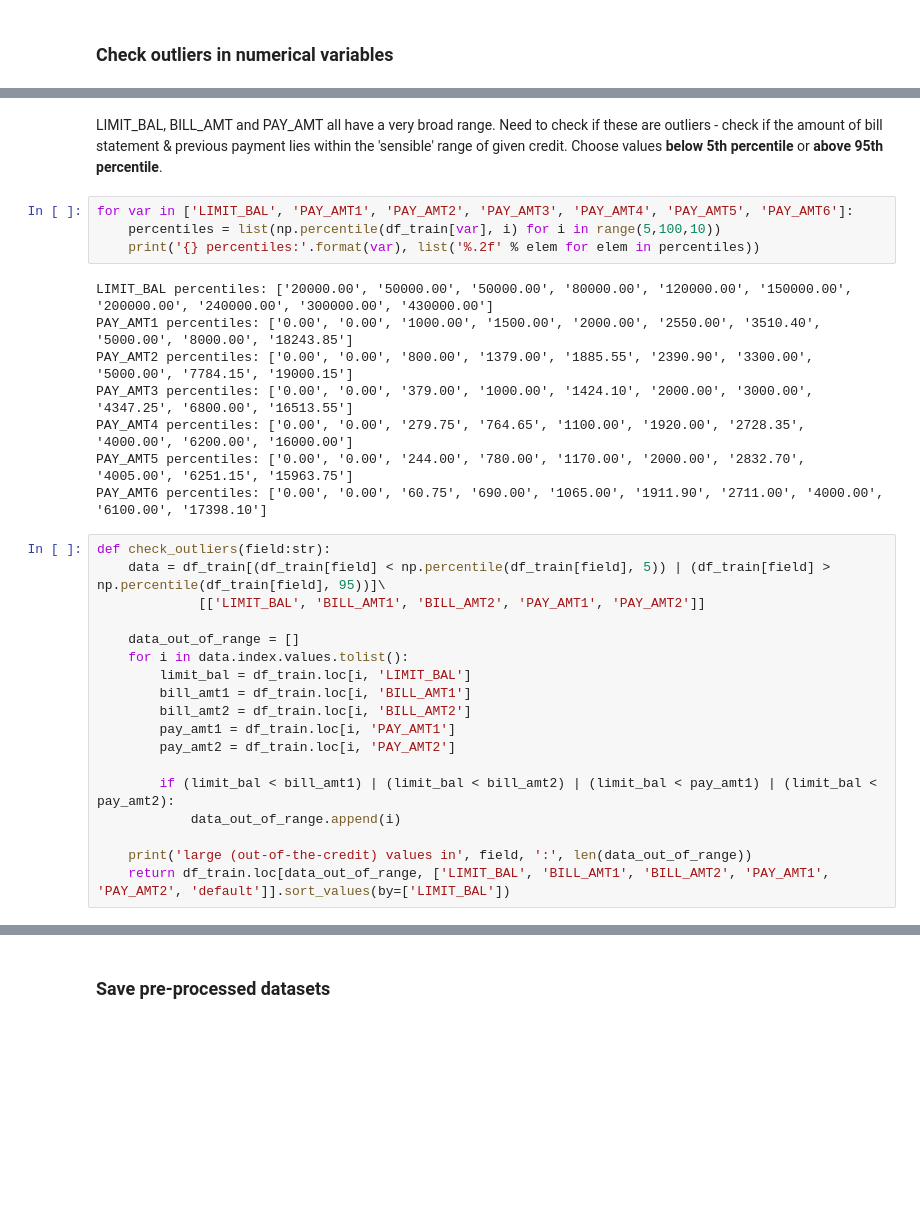
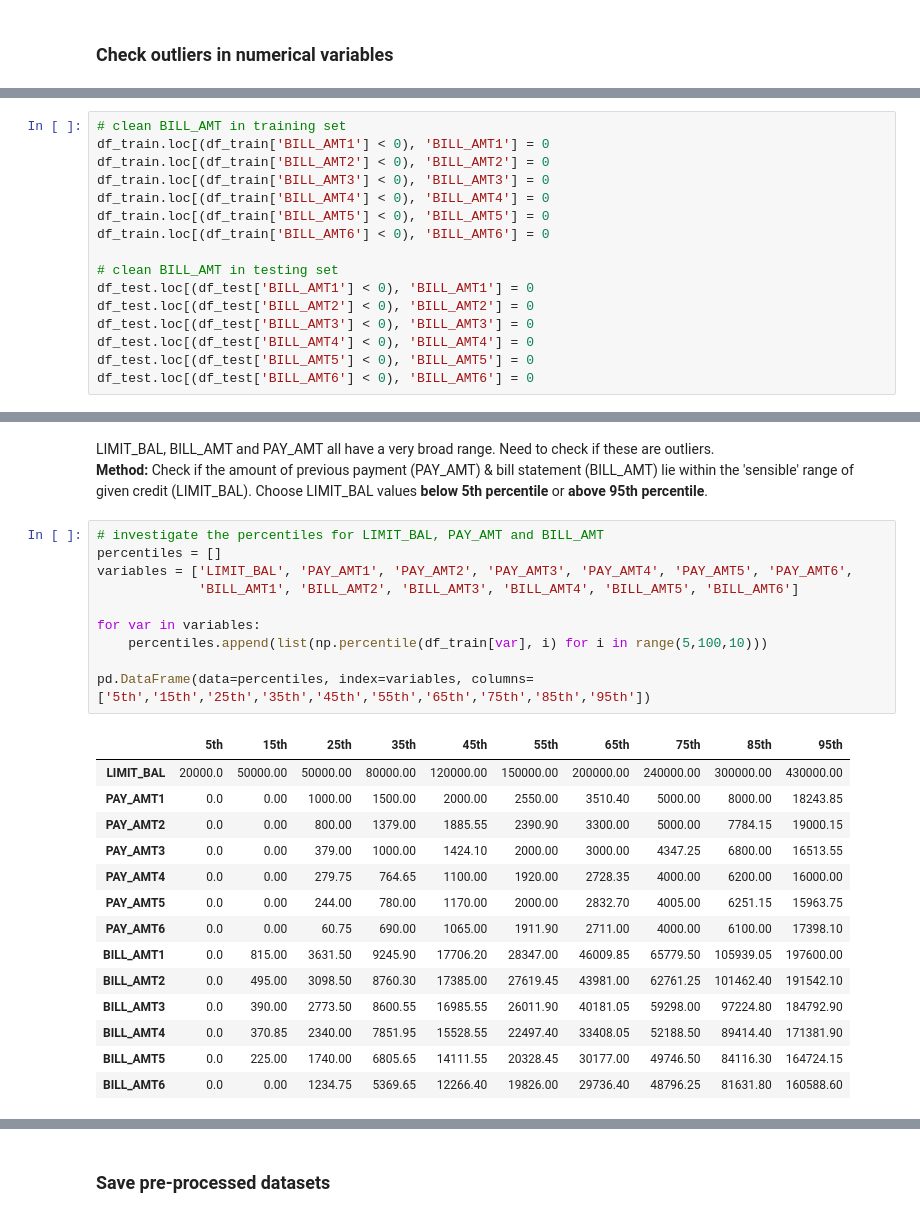
Before and after one commit to kimdanny/Credit-card-default-prediction, a Jupyter notebook: working/Data cleaning-jingting.ipynb, the cells around one changed output, grey strips where cells are left out. Drawn from its saved outputs; the diff is of its cells as text; blank space fills up the shorter version.

```diff
--- a/working/Data cleaning-jingting.ipynb
+++ b/working/Data cleaning-jingting.ipynb
@@ -207,0 +304,16 @@ PAY_6: [-1, 2, 3, 4, 5, 6, 7]
+# %%
+# clean BILL_AMT in training set
+df_train.loc[(df_train['BILL_AMT1'] < 0), 'BILL_AMT1'] = 0
+df_train.loc[(df_train['BILL_AMT2'] < 0), 'BILL_AMT2'] = 0
+df_train.loc[(df_train['BILL_AMT3'] < 0), 'BILL_AMT3'] = 0
+df_train.loc[(df_train['BILL_AMT4'] < 0), 'BILL_AMT4'] = 0
+df_train.loc[(df_train['BILL_AMT5'] < 0), 'BILL_AMT5'] = 0
+df_train.loc[(df_train['BILL_AMT6'] < 0), 'BILL_AMT6'] = 0
+
+# clean BILL_AMT in testing set
+df_test.loc[(df_test['BILL_AMT1'] < 0), 'BILL_AMT1'] = 0
+df_test.loc[(df_test['BILL_AMT2'] < 0), 'BILL_AMT2'] = 0
+df_test.loc[(df_test['BILL_AMT3'] < 0), 'BILL_AMT3'] = 0
+df_test.loc[(df_test['BILL_AMT4'] < 0), 'BILL_AMT4'] = 0
+df_test.loc[(df_test['BILL_AMT5'] < 0), 'BILL_AMT5'] = 0
+df_test.loc[(df_test['BILL_AMT6'] < 0), 'BILL_AMT6'] = 0
@@ -251,34 +373,31 @@ df_train[['PAY_AMT1', 'PAY_AMT2', 'PAY_AMT3', 'PAY_AMT4', 'PAY_AMT5', 'PAY_AMT6'
 | 75% | 5000.000000 | 5000.000000 | 4347.250000 | 4000.000000 | 4005.000000 | 4000.000000 |
 | max | 505000.000000 | 1684259.000000 | 896040.000000 | 497000.000000 | 417990.000000 | 528666.000000 |
 # %% [markdown]
-LIMIT_BAL, BILL_AMT and PAY_AMT all have a very broad range. Need to check if these are outliers - check if the amount of bill statement & previous payment lies within the 'sensible' range of given credit. Choose values **below 5th percentile** or **above 95th percentile**.
+LIMIT_BAL, BILL_AMT and PAY_AMT all have a very broad range. Need to check if these are outliers.
+<br>
+**Method:** Check if the amount of previous payment (PAY_AMT) & bill statement (BILL_AMT) lie within the 'sensible' range of given credit (LIMIT_BAL). Choose LIMIT_BAL values **below 5th percentile** or **above 95th percentile**.
 # %%
-for var in ['LIMIT_BAL', 'PAY_AMT1', 'PAY_AMT2', 'PAY_AMT3', 'PAY_AMT4', 'PAY_AMT5', 'PAY_AMT6']:
-    percentiles = list(np.percentile(df_train[var], i) for i in range(5,100,10))
-    print('{} percentiles:'.format(var), list('%.2f' % elem for elem in percentiles))
+# investigate the percentiles for LIMIT_BAL, PAY_AMT and BILL_AMT
+percentiles = []
+variables = ['LIMIT_BAL', 'PAY_AMT1', 'PAY_AMT2', 'PAY_AMT3', 'PAY_AMT4', 'PAY_AMT5', 'PAY_AMT6',
+             'BILL_AMT1', 'BILL_AMT2', 'BILL_AMT3', 'BILL_AMT4', 'BILL_AMT5', 'BILL_AMT6']
+
+for var in variables:
+    percentiles.append(list(np.percentile(df_train[var], i) for i in range(5,100,10)))
+
+pd.DataFrame(data=percentiles, index=variables, columns=['5th','15th','25th','35th','45th','55th','65th','75th','85th','95th'])
 # %% [output]
-LIMIT_BAL percentiles: ['20000.00', '50000.00', '50000.00', '80000.00', '120000.00', '150000.00', '200000.00', '240000.00', '300000.00', '430000.00']
-PAY_AMT1 percentiles: ['0.00', '0.00', '1000.00', '1500.00', '2000.00', '2550.00', '3510.40', '5000.00', '8000.00', '18243.85']
-PAY_AMT2 percentiles: ['0.00', '0.00', '800.00', '1379.00', '1885.55', '2390.90', '3300.00', '5000.00', '7784.15', '19000.15']
-PAY_AMT3 percentiles: ['0.00', '0.00', '379.00', '1000.00', '1424.10', '2000.00', '3000.00', '4347.25', '6800.00', '16513.55']
-PAY_AMT4 percentiles: ['0.00', '0.00', '279.75', '764.65', '1100.00', '1920.00', '2728.35', '4000.00', '6200.00', '16000.00']
-PAY_AMT5 percentiles: ['0.00', '0.00', '244.00', '780.00', '1170.00', '2000.00', '2832.70', '4005.00', '6251.15', '15963.75']
-PAY_AMT6 percentiles: ['0.00', '0.00', '60.75', '690.00', '1065.00', '1911.90', '2711.00', '4000.00', '6100.00', '17398.10']
+|  | 5th | 15th | 25th | 35th | 45th | 55th | 65th | 75th | 85th | 95th |
+| LIMIT_BAL | 20000.0 | 50000.00 | 50000.00 | 80000.00 | 120000.00 | 150000.00 | 200000.00 | 240000.00 | 300000.00 | 430000.00 |
+| PAY_AMT1 | 0.0 | 0.00 | 1000.00 | 1500.00 | 2000.00 | 2550.00 | 3510.40 | 5000.00 | 8000.00 | 18243.85 |
+| PAY_AMT2 | 0.0 | 0.00 | 800.00 | 1379.00 | 1885.55 | 2390.90 | 3300.00 | 5000.00 | 7784.15 | 19000.15 |
+| PAY_AMT3 | 0.0 | 0.00 | 379.00 | 1000.00 | 1424.10 | 2000.00 | 3000.00 | 4347.25 | 6800.00 | 16513.55 |
+| PAY_AMT4 | 0.0 | 0.00 | 279.75 | 764.65 | 1100.00 | 1920.00 | 2728.35 | 4000.00 | 6200.00 | 16000.00 |
+| PAY_AMT5 | 0.0 | 0.00 | 244.00 | 780.00 | 1170.00 | 2000.00 | 2832.70 | 4005.00 | 6251.15 | 15963.75 |
+| PAY_AMT6 | 0.0 | 0.00 | 60.75 | 690.00 | 1065.00 | 1911.90 | 2711.00 | 4000.00 | 6100.00 | 17398.10 |
+| BILL_AMT1 | 0.0 | 815.00 | 3631.50 | 9245.90 | 17706.20 | 28347.00 | 46009.85 | 65779.50 | 105939.05 | 197600.00 |
+| BILL_AMT2 | 0.0 | 495.00 | 3098.50 | 8760.30 | 17385.00 | 27619.45 | 43981.00 | 62761.25 | 101462.40 | 191542.10 |
+| BILL_AMT3 | 0.0 | 390.00 | 2773.50 | 8600.55 | 16985.55 | 26011.90 | 40181.05 | 59298.00 | 97224.80 | 184792.90 |
+| BILL_AMT4 | 0.0 | 370.85 | 2340.00 | 7851.95 | 15528.55 | 22497.40 | 33408.05 | 52188.50 | 89414.40 | 171381.90 |
+| BILL_AMT5 | 0.0 | 225.00 | 1740.00 | 6805.65 | 14111.55 | 20328.45 | 30177.00 | 49746.50 | 84116.30 | 164724.15 |
+| BILL_AMT6 | 0.0 | 0.00 | 1234.75 | 5369.65 | 12266.40 | 19826.00 | 29736.40 | 48796.25 | 81631.80 | 160588.60 |
-# %%
-def check_outliers(field:str):
-    data = df_train[(df_train[field] < np.percentile(df_train[field], 5)) | (df_train[field] > np.percentile(df_train[field], 95))]\
-             [['LIMIT_BAL', 'BILL_AMT1', 'BILL_AMT2', 'PAY_AMT1', 'PAY_AMT2']]
-
-    data_out_of_range = []
-    for i in data.index.values.tolist():
-        limit_bal = df_train.loc[i, 'LIMIT_BAL']
-        bill_amt1 = df_train.loc[i, 'BILL_AMT1']
-        bill_amt2 = df_train.loc[i, 'BILL_AMT2']
-        pay_amt1 = df_train.loc[i, 'PAY_AMT1']
-        pay_amt2 = df_train.loc[i, 'PAY_AMT2']
-
-        if (limit_bal < bill_amt1) | (limit_bal < bill_amt2) | (limit_bal < pay_amt1) | (limit_bal < pay_amt2):
-            data_out_of_range.append(i)
-
-    print('large (out-of-the-credit) values in', field, ':', len(data_out_of_range))
-    return df_train.loc[data_out_of_range, ['LIMIT_BAL', 'BILL_AMT1', 'BILL_AMT2', 'PAY_AMT1', 'PAY_AMT2', 'default']].sort_values(by=['LIMIT_BAL'])
```
Also changed, not shown: parts of 29 cells of this notebook.
